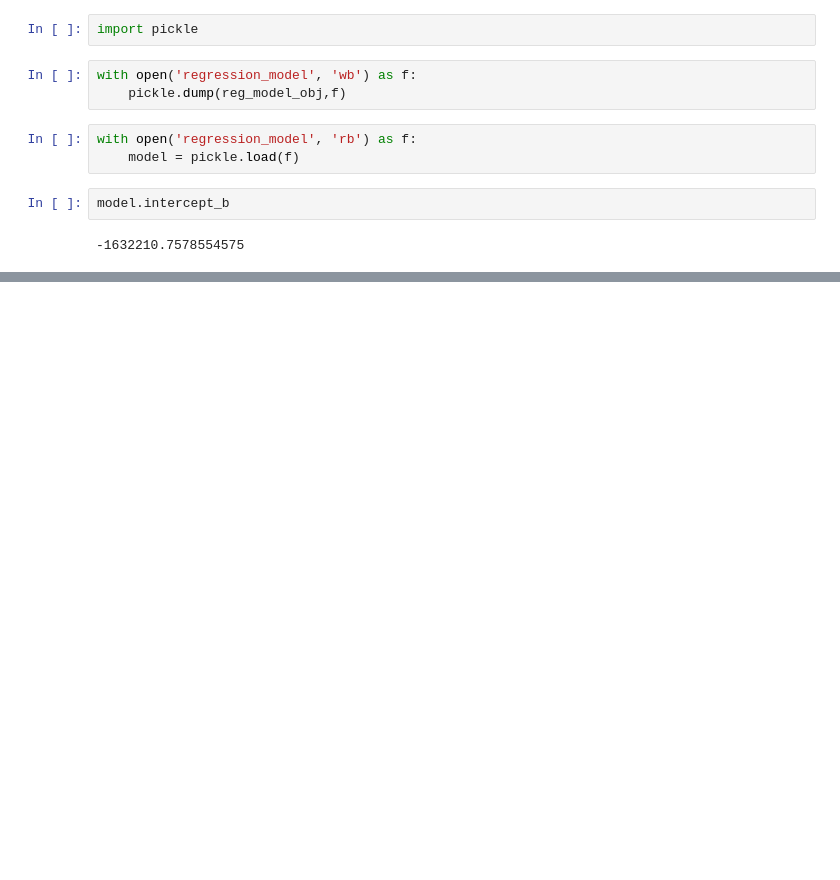
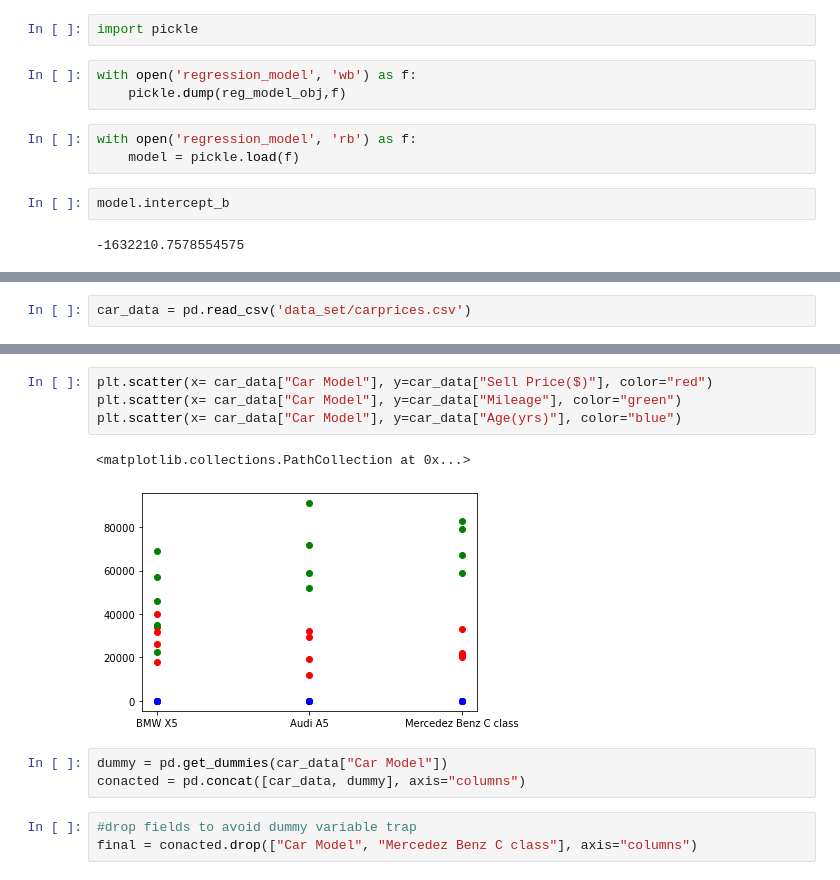
Before and after one commit to itsmevishnu/python, a Jupyter notebook: machine_learning.ipynb, the cells around one changed output, grey strips where cells are left out. Cells and saved outputs as stored; diff of their text form; blank space fills up the shorter version.

```diff
--- a/machine_learning.ipynb
+++ b/machine_learning.ipynb
@@ -405,0 +416,2 @@ The suggested password is : v898p
+# %%
+car_data = pd.read_csv('data_set/carprices.csv')
@@ -405,0 +427,13 @@ The suggested password is : v898p
+# %%
+plt.scatter(x= car_data["Car Model"], y=car_data["Sell Price($)"], color="red")
+plt.scatter(x= car_data["Car Model"], y=car_data["Mileage"], color="green")
+plt.scatter(x= car_data["Car Model"], y=car_data["Age(yrs)"], color="blue")
+# %% [output]
+<matplotlib.collections.PathCollection at 0x...>
+[figure, added]
+# %%
+dummy = pd.get_dummies(car_data["Car Model"])
+conacted = pd.concat([car_data, dummy], axis="columns")
+# %%
+#drop fields to avoid dummy variable trap
+final = conacted.drop(["Car Model", "Mercedez Benz C class"], axis="columns")
```
Also changed, not shown: parts of 11 cells of this notebook, 1 other file.
